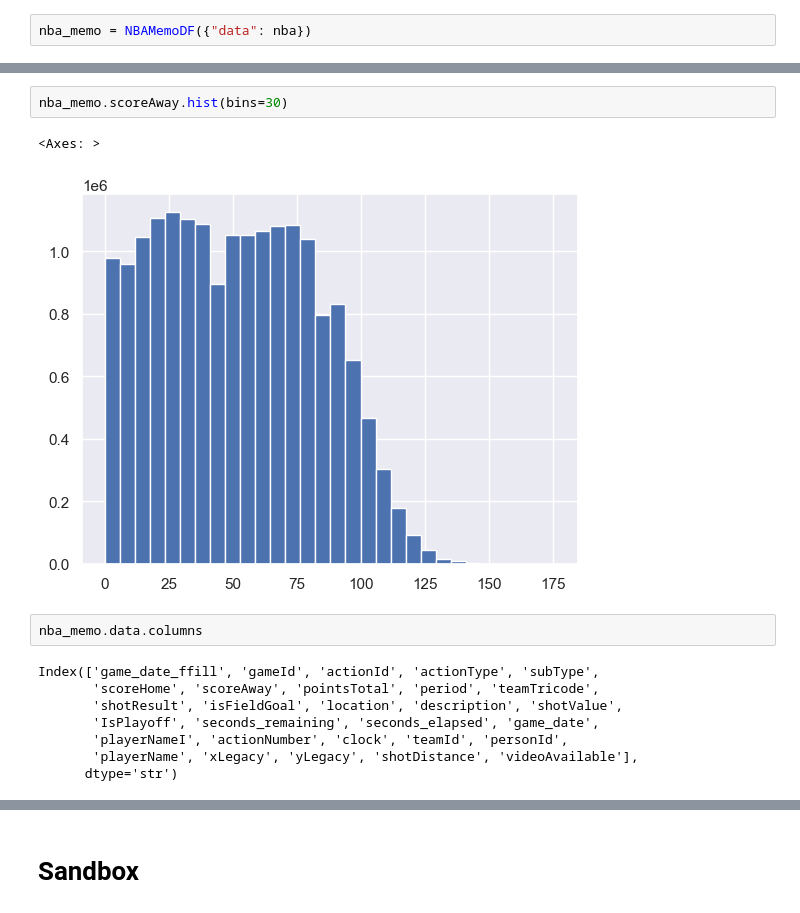
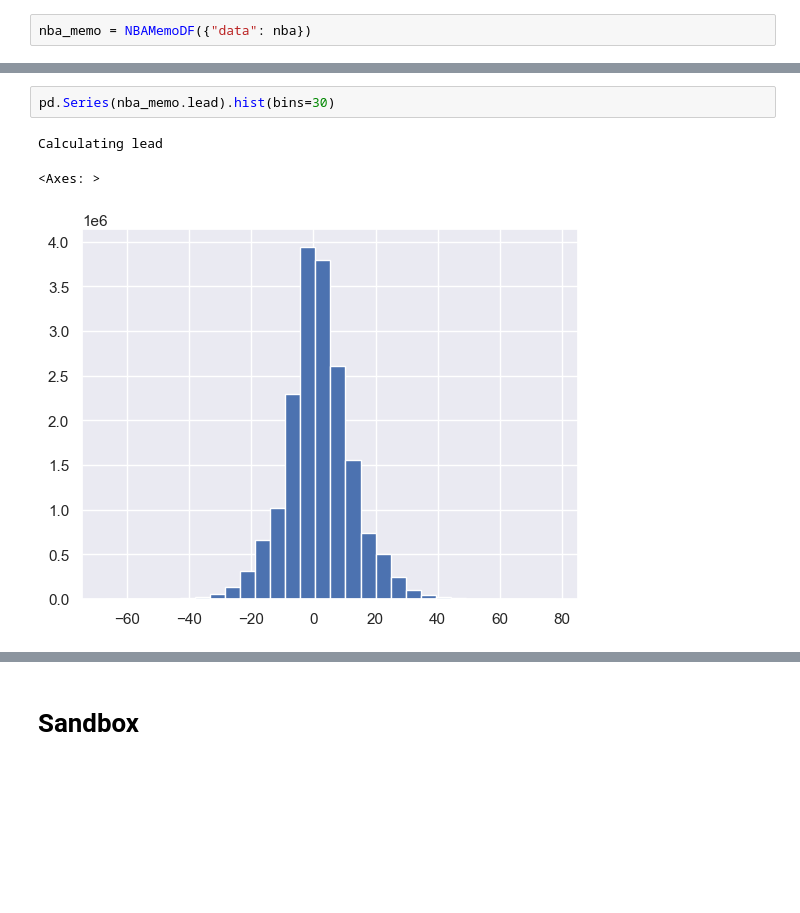
Before and after one commit to akseldkw07/NBA-Timeout-Impact, a Jupyter notebook: Notebooks/nba-enriched-dataset.ipynb, the cells around one changed output, grey strips where cells are left out. Cells and saved outputs as stored; diff of their text form; blank space fills up the shorter version.

Commit message:
Ptr-Lead-Looks-Good Modified: - Load-Stack-Data.ipynb - nba-enriched-dataset.ipynb - clean_pipeline.py - nba_dataset.py

```diff
--- a/Notebooks/nba-enriched-dataset.ipynb
+++ b/Notebooks/nba-enriched-dataset.ipynb
@@ -82,17 +87,8 @@ UKS_NP_PD.dtt(nba_memo.data, how="tail")
 | 18049801 | 2025-06-22 | 42400407 | 541 | Free Throw | Free Throw 2 of 2 | 103 | 91 | 194 | 4 | ... |
 | 18049802 | 2025-06-22 | 42400407 | 542 | period | end | 103 | 91 | 194 | 4 | ... |
 # %%
-nba_memo.scoreAway.hist(bins=30)
+pd.Series(nba_memo.lead).hist(bins=30)
 # %% [output]
-<Axes: >
+Calculating lead
+<Axes: >
-[figure, old version]
+[figure, new version]
-# %%
-nba_memo.data.columns
-# %% [output]
-Index(['game_date_ffill', 'gameId', 'actionId', 'actionType', 'subType',
-       'scoreHome', 'scoreAway', 'pointsTotal', 'period', 'teamTricode',
-       'shotResult', 'isFieldGoal', 'location', 'description', 'shotValue',
-       'IsPlayoff', 'seconds_remaining', 'seconds_elapsed', 'game_date',
-       'playerNameI', 'actionNumber', 'clock', 'teamId', 'personId',
-       'playerName', 'xLegacy', 'yLegacy', 'shotDistance', 'videoAvailable'],
-      dtype='str')
```
Also changed, not shown: parts of 18 cells of this notebook, 3 other files.
